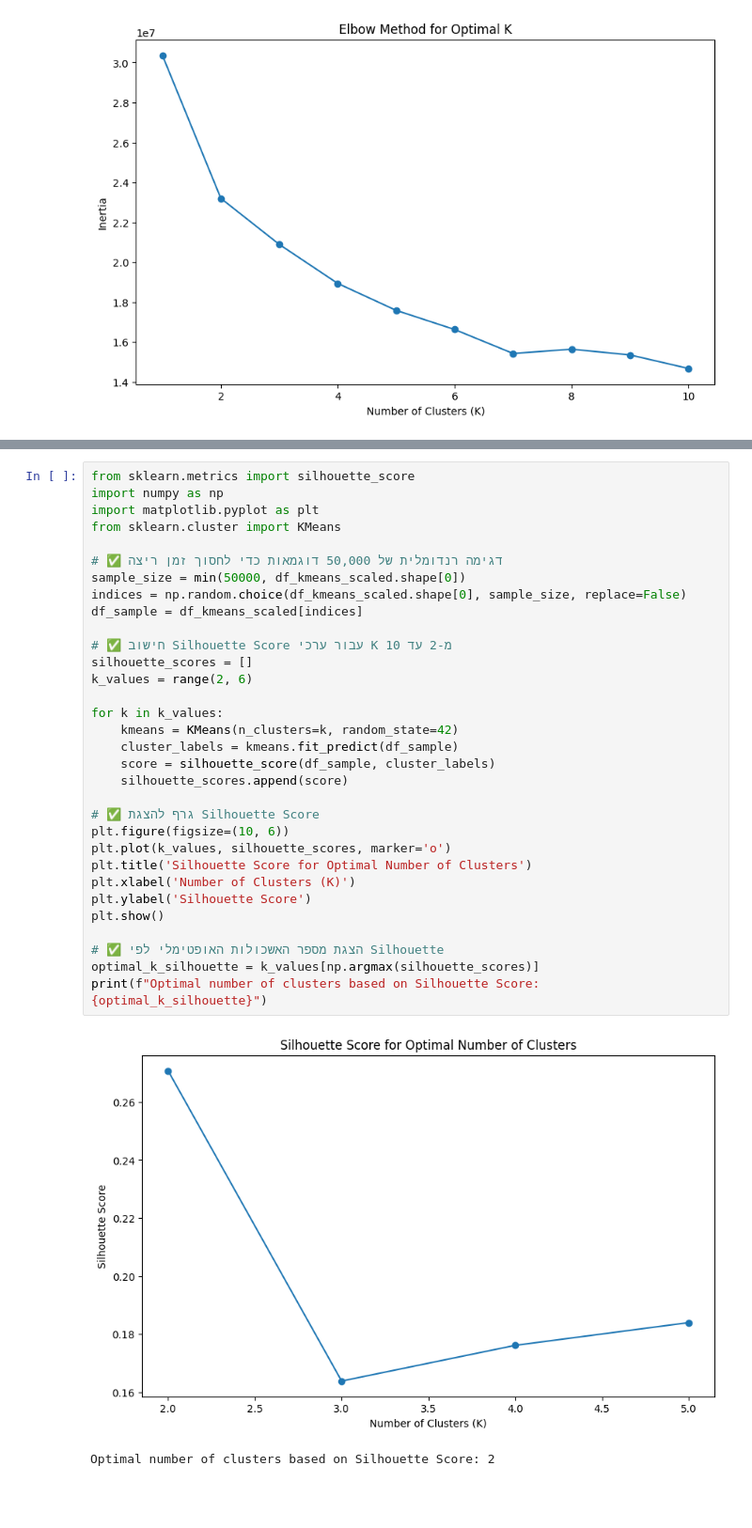
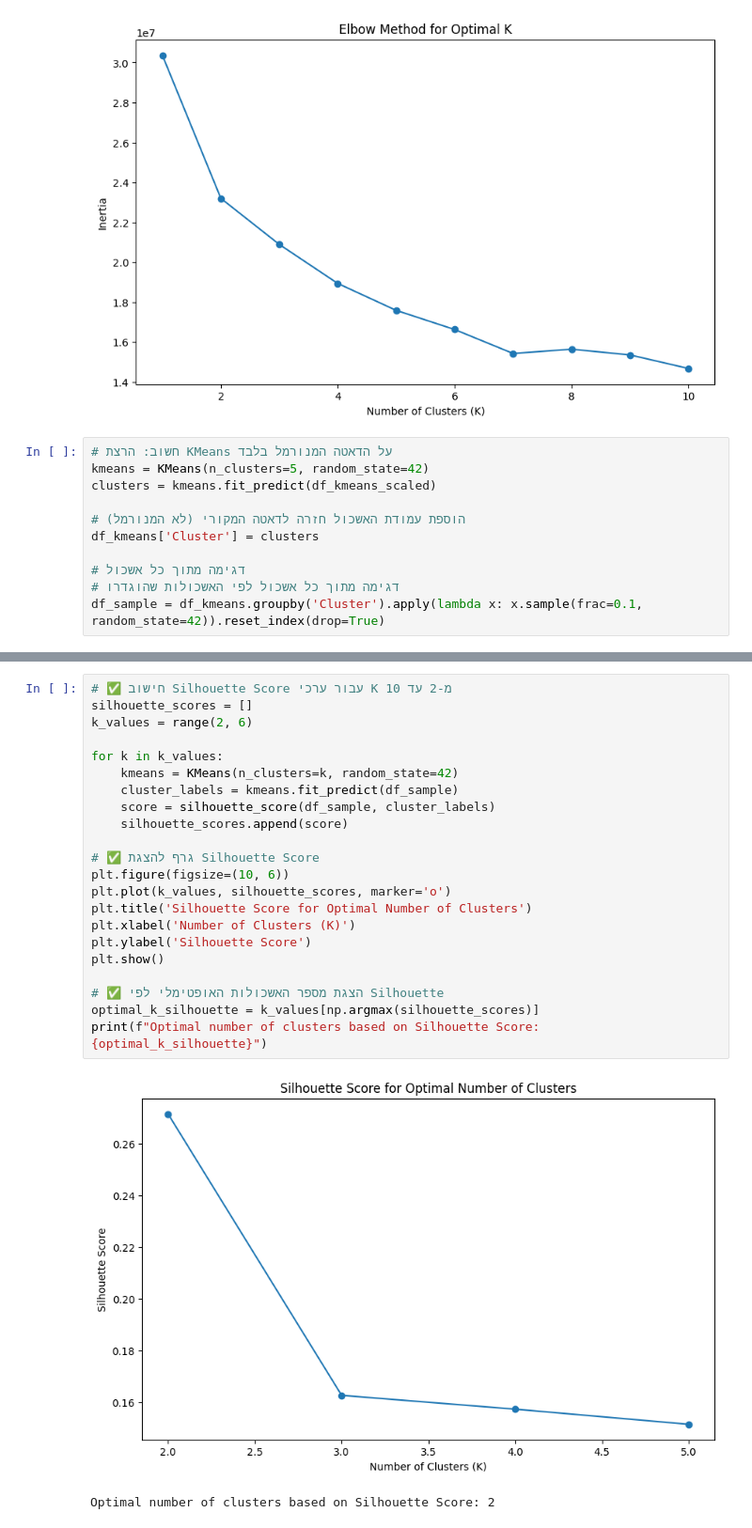
Before and after one commit to orifelszer/CrimeData, a Jupyter notebook: Clustering.ipynb, the cells around one changed output, grey strips where cells are left out. Shown at 94% size. Saved outputs shown, nothing was run; the diff lists cells and outputs as text; blank space fills up the shorter version.

```diff
--- a/Clustering.ipynb
+++ b/Clustering.ipynb
@@ -96,3 +122,14 @@ plt.ylabel('Inertia')
 plt.show()
 # %% [output]
 [figure]
+# %%
+# חשוב: הרצת KMeans על הדאטה המנורמל בלבד
+kmeans = KMeans(n_clusters=5, random_state=42)
+clusters = kmeans.fit_predict(df_kmeans_scaled)
+
+# הוספת עמודת האשכול חזרה לדאטה המקורי (לא המנורמל)
+df_kmeans['Cluster'] = clusters
+
+# דגימה מתוך כל אשכול
+# דגימה מתוך כל אשכול לפי האשכולות שהוגדרו
+df_sample = df_kmeans.groupby('Cluster').apply(lambda x: x.sample(frac=0.1, random_state=42)).reset_index(drop=True)
@@ -99,36 +179,26 @@ plt.show()
 # %%
-from sklearn.metrics import silhouette_score
-import numpy as np
-import matplotlib.pyplot as plt
-from sklearn.cluster import KMeans
-
-# ✅ דגימה רנדומלית של 50,000 דוגמאות כדי לחסוך זמן ריצה
-sample_size = min(50000, df_kmeans_scaled.shape[0])
-indices = np.random.choice(df_kmeans_scaled.shape[0], sample_size, replace=False)
-df_sample = df_kmeans_scaled[indices]
-
 # ✅ חישוב Silhouette Score עבור ערכי K מ-2 עד 10
 silhouette_scores = []
 k_values = range(2, 6)
 
 for k in k_values:
     kmeans = KMeans(n_clusters=k, random_state=42)
     cluster_labels = kmeans.fit_predict(df_sample)
     score = silhouette_score(df_sample, cluster_labels)
     silhouette_scores.append(score)
 
 # ✅ גרף להצגת Silhouette Score
 plt.figure(figsize=(10, 6))
 plt.plot(k_values, silhouette_scores, marker='o')
 plt.title('Silhouette Score for Optimal Number of Clusters')
 plt.xlabel('Number of Clusters (K)')
 plt.ylabel('Silhouette Score')
 plt.show()
 
 # ✅ הצגת מספר האשכולות האופטימלי לפי Silhouette
 optimal_k_silhouette = k_values[np.argmax(silhouette_scores)]
 print(f"Optimal number of clusters based on Silhouette Score: {optimal_k_silhouette}")
 # %% [output]
-[figure, old version]
+[figure, new version]
 Optimal number of clusters based on Silhouette Score: 2
 # %%
```
Also changed, not shown: parts of 36 cells of this notebook.
